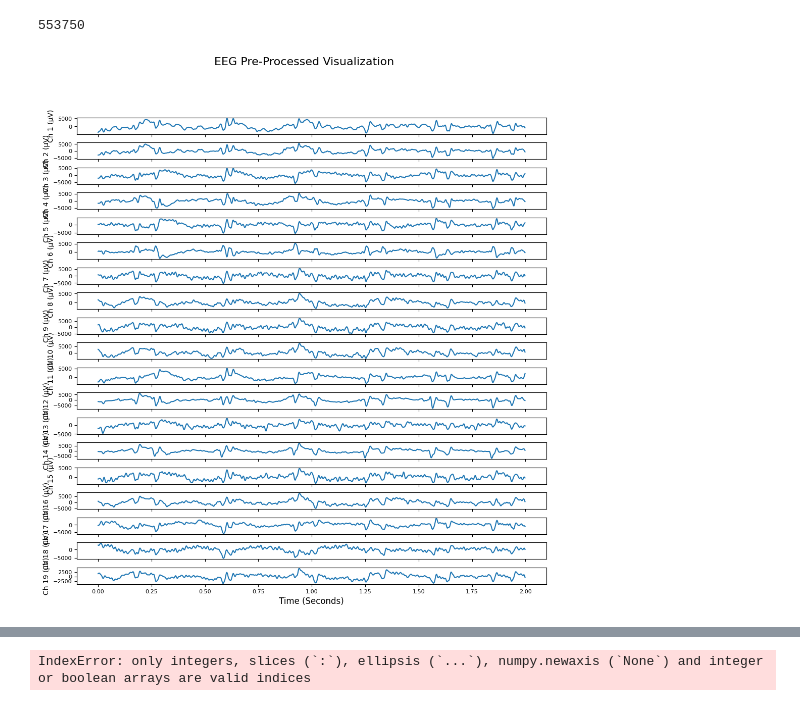
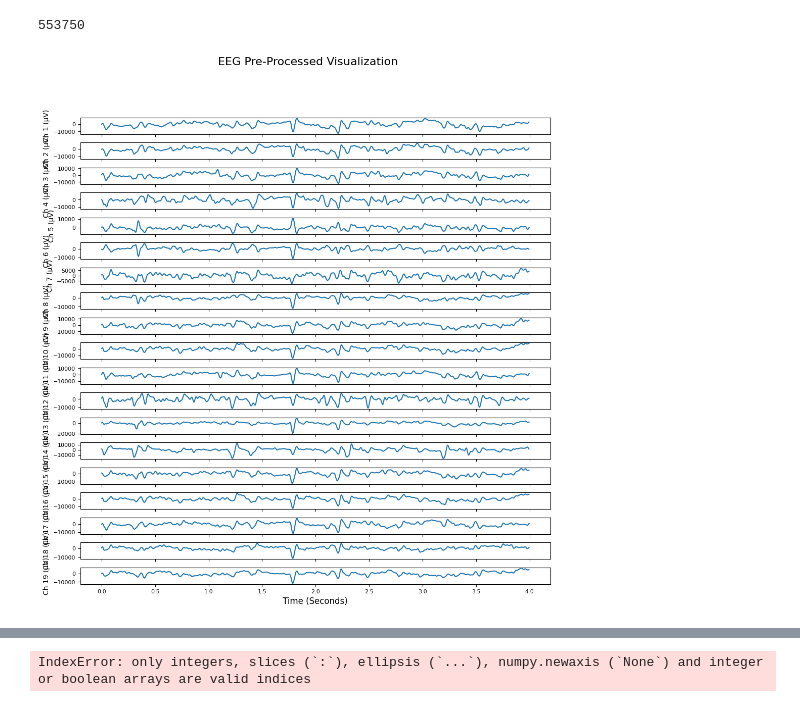
Before and after one commit to MithunA12/EEG_Burst_Research_Repo, a Jupyter notebook: EEG_Burst_Research/load_preprocess.ipynb, the cells around one changed output, grey strips where cells are left out. Cells and saved outputs as stored; diff of their text form; code cells hidden in the pictures.

```diff
--- a/EEG_Burst_Research/load_preprocess.ipynb
+++ b/EEG_Burst_Research/load_preprocess.ipynb
@@ -309,38 +309,38 @@ import matplotlib.pyplot as plt
 import numpy as np
 
 # Configuration
-start_sample_eeg = 43000
-final_sample_eeg = 44000
+start_sample_eeg = 0
+final_sample_eeg = 800
 n_samples = final_sample_eeg - start_sample_eeg  # Number of samples per channel
-time = np.arange(n_samples) / fs  # Generate time vector
+time = np.arange(n_samples) / fs_target  # Generate time vector
 n_channels = 19  # Number of EEG channels
 
 # Example: Simulated EEG Data (Replace with your actual preprocessed_eeg array)
 # preprocessed_eeg = np.random.randn(1, n_channels, 100000)  # Uncomment for testing
 
 # Create subplots for each channel
 fig, axs = plt.subplots(n_channels, 1, figsize=(12, 12), sharex=True)
 fig.subplots_adjust(hspace=0.5)  # Adjust spacing between plots
 
 # Plot each channel
 # Plot each channel
 for channel in range(n_channels):
     axs[channel].plot(
         time,
         preprocessed_eeg[channel][start_sample_eeg:final_sample_eeg]  # Adjust indexing
     )
     axs[channel].set_ylabel(f'Ch {channel + 1} (μV)', fontsize=10)
     axs[channel].tick_params(axis='both', which='major', labelsize=8)
 
 
 # Set xlabel and title
 axs[-1].set_xlabel('Time (Seconds)', fontsize=12)
 fig.suptitle('EEG Pre-Processed Visualization', fontsize=16)
 
 # Show the plot
 plt.show()
 # %% [output]
-[figure, old version]
+[figure, new version]
 # %%
 import matplotlib.pyplot as plt
 import numpy as np
```
Also changed, not shown: parts of 4 cells of this notebook, 2 other files.
